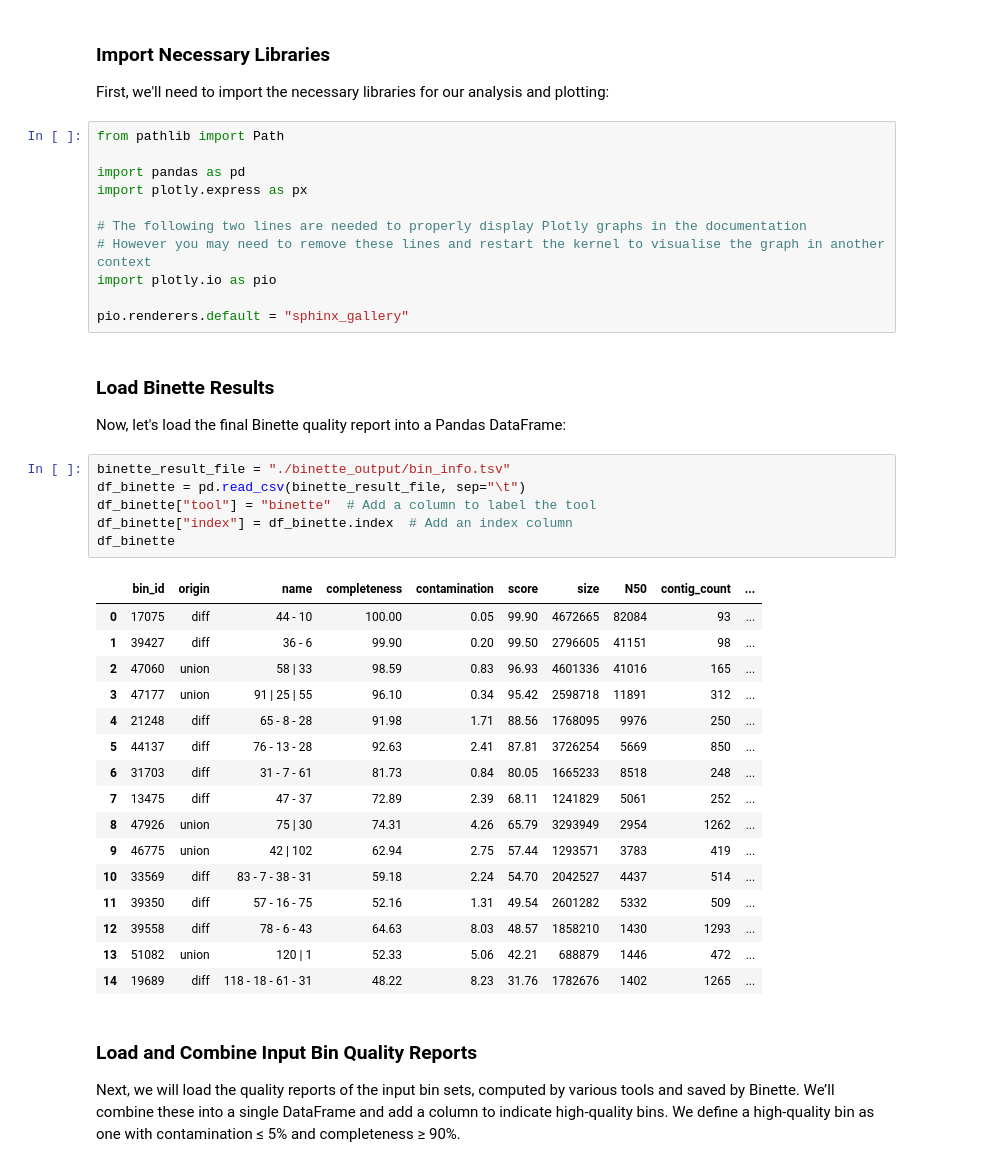
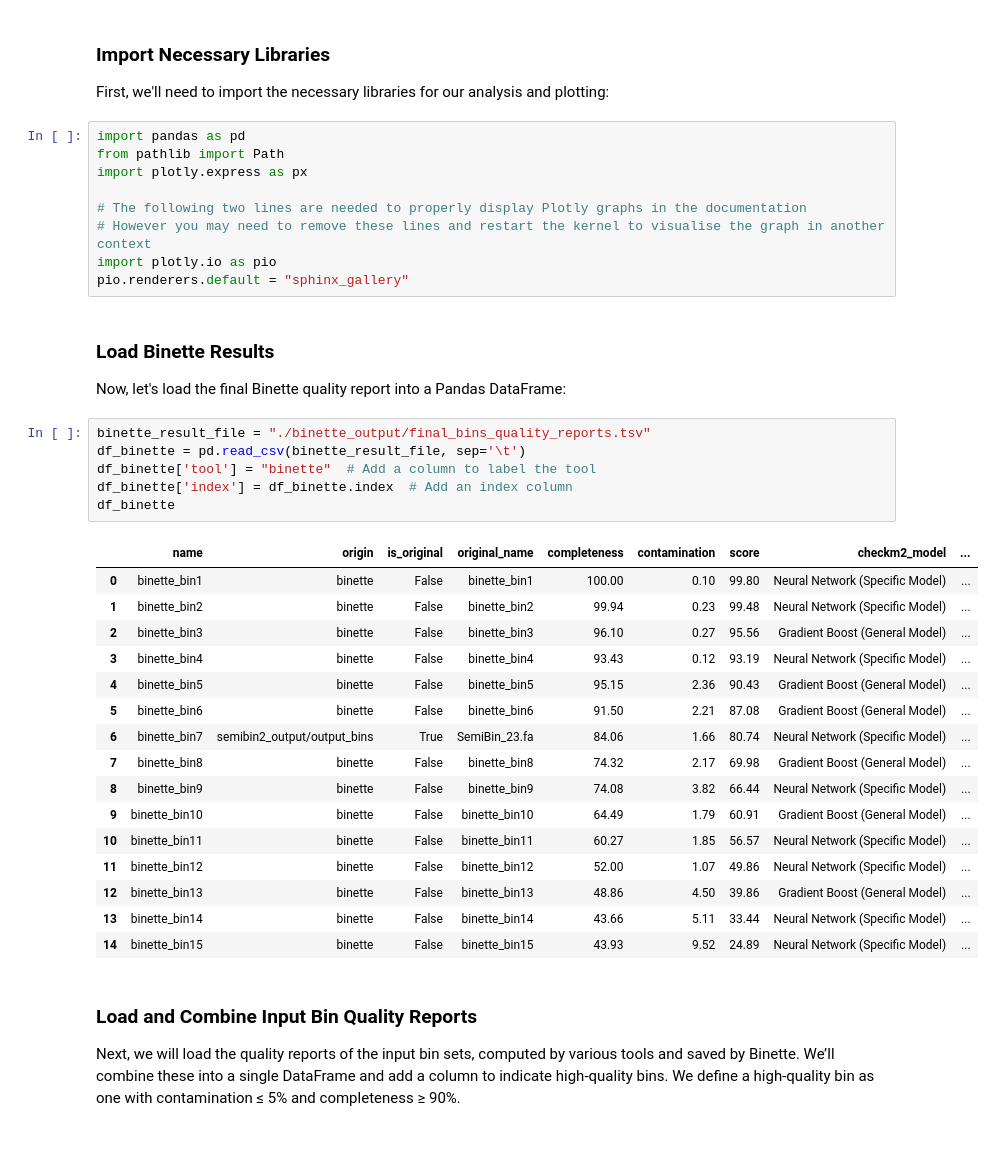
Before and after one commit to genotoul-bioinfo/Binette, a Jupyter notebook: docs/tutorial/analyse_binette_result.ipynb, the cells around one changed output. Saved outputs shown, nothing was run; the diff lists cells and outputs as text.

Commit message:
update binette results with new format

```diff
--- a/docs/tutorial/analyse_binette_result.ipynb
+++ b/docs/tutorial/analyse_binette_result.ipynb
@@ -9,43 +9,41 @@ To explore these results interactively, you can open the Jupyter notebook via Bi
 
 First, we'll need to import the necessary libraries for our analysis and plotting:
 # %%
+import pandas as pd
 from pathlib import Path
-
-import pandas as pd
 import plotly.express as px
 
 # The following two lines are needed to properly display Plotly graphs in the documentation
 # However you may need to remove these lines and restart the kernel to visualise the graph in another context
 import plotly.io as pio
-
 pio.renderers.default = "sphinx_gallery"
 # %% [markdown]
 ### Load Binette Results
 
 Now, let's load the final Binette quality report into a Pandas DataFrame:
 # %%
-binette_result_file = "./binette_output/bin_info.tsv"
-df_binette = pd.read_csv(binette_result_file, sep="\t")
-df_binette["tool"] = "binette"  # Add a column to label the tool
-df_binette["index"] = df_binette.index  # Add an index column
+binette_result_file = "./binette_output/final_bins_quality_reports.tsv"
+df_binette = pd.read_csv(binette_result_file, sep='\t')
+df_binette['tool'] = "binette"  # Add a column to label the tool
+df_binette['index'] = df_binette.index  # Add an index column
 df_binette
 # %% [output]
-|  | bin_id | origin | name | completeness | contamination | score | size | N50 | contig_count | ... |
-| 0 | 17075 | diff | 44 - 10 | 100.00 | 0.05 | 99.90 | 4672665 | 82084 | 93 | ... |
-| 1 | 39427 | diff | 36 - 6 | 99.90 | 0.20 | 99.50 | 2796605 | 41151 | 98 | ... |
-| 2 | 47060 | union | 58 | 33 | 98.59 | 0.83 | 96.93 | 4601336 | 41016 | 165 | ... |
-| 3 | 47177 | union | 91 | 25 | 55 | 96.10 | 0.34 | 95.42 | 2598718 | 11891 | 312 | ... |
-| 4 | 21248 | diff | 65 - 8 - 28 | 91.98 | 1.71 | 88.56 | 1768095 | 9976 | 250 | ... |
-| 5 | 44137 | diff | 76 - 13 - 28 | 92.63 | 2.41 | 87.81 | 3726254 | 5669 | 850 | ... |
-| 6 | 31703 | diff | 31 - 7 - 61 | 81.73 | 0.84 | 80.05 | 1665233 | 8518 | 248 | ... |
-| 7 | 13475 | diff | 47 - 37 | 72.89 | 2.39 | 68.11 | 1241829 | 5061 | 252 | ... |
-| 8 | 47926 | union | 75 | 30 | 74.31 | 4.26 | 65.79 | 3293949 | 2954 | 1262 | ... |
-| 9 | 46775 | union | 42 | 102 | 62.94 | 2.75 | 57.44 | 1293571 | 3783 | 419 | ... |
-| 10 | 33569 | diff | 83 - 7 - 38 - 31 | 59.18 | 2.24 | 54.70 | 2042527 | 4437 | 514 | ... |
-| 11 | 39350 | diff | 57 - 16 - 75 | 52.16 | 1.31 | 49.54 | 2601282 | 5332 | 509 | ... |
-| 12 | 39558 | diff | 78 - 6 - 43 | 64.63 | 8.03 | 48.57 | 1858210 | 1430 | 1293 | ... |
-| 13 | 51082 | union | 120 | 1 | 52.33 | 5.06 | 42.21 | 688879 | 1446 | 472 | ... |
-| 14 | 19689 | diff | 118 - 18 - 61 - 31 | 48.22 | 8.23 | 31.76 | 1782676 | 1402 | 1265 | ... |
+|  | name | origin | is_original | original_name | completeness | contamination | score | checkm2_model | ... |
+| 0 | binette_bin1 | binette | False | binette_bin1 | 100.00 | 0.10 | 99.80 | Neural Network (Specific Model) | ... |
+| 1 | binette_bin2 | binette | False | binette_bin2 | 99.94 | 0.23 | 99.48 | Neural Network (Specific Model) | ... |
+| 2 | binette_bin3 | binette | False | binette_bin3 | 96.10 | 0.27 | 95.56 | Gradient Boost (General Model) | ... |
+| 3 | binette_bin4 | binette | False | binette_bin4 | 93.43 | 0.12 | 93.19 | Neural Network (Specific Model) | ... |
+| 4 | binette_bin5 | binette | False | binette_bin5 | 95.15 | 2.36 | 90.43 | Gradient Boost (General Model) | ... |
+| 5 | binette_bin6 | binette | False | binette_bin6 | 91.50 | 2.21 | 87.08 | Gradient Boost (General Model) | ... |
+| 6 | binette_bin7 | semibin2_output/output_bins | True | SemiBin_23.fa | 84.06 | 1.66 | 80.74 | Neural Network (Specific Model) | ... |
+| 7 | binette_bin8 | binette | False | binette_bin8 | 74.32 | 2.17 | 69.98 | Gradient Boost (General Model) | ... |
+| 8 | binette_bin9 | binette | False | binette_bin9 | 74.08 | 3.82 | 66.44 | Neural Network (Specific Model) | ... |
+| 9 | binette_bin10 | binette | False | binette_bin10 | 64.49 | 1.79 | 60.91 | Gradient Boost (General Model) | ... |
+| 10 | binette_bin11 | binette | False | binette_bin11 | 60.27 | 1.85 | 56.57 | Neural Network (Specific Model) | ... |
+| 11 | binette_bin12 | binette | False | binette_bin12 | 52.00 | 1.07 | 49.86 | Neural Network (Specific Model) | ... |
+| 12 | binette_bin13 | binette | False | binette_bin13 | 48.86 | 4.50 | 39.86 | Gradient Boost (General Model) | ... |
+| 13 | binette_bin14 | binette | False | binette_bin14 | 43.66 | 5.11 | 33.44 | Neural Network (Specific Model) | ... |
+| 14 | binette_bin15 | binette | False | binette_bin15 | 43.93 | 9.52 | 24.89 | Neural Network (Specific Model) | ... |
 # %% [markdown]
 ### Load and Combine Input Bin Quality Reports
 
```
Also changed, not shown: parts of 6 cells of this notebook, 10 other files.
